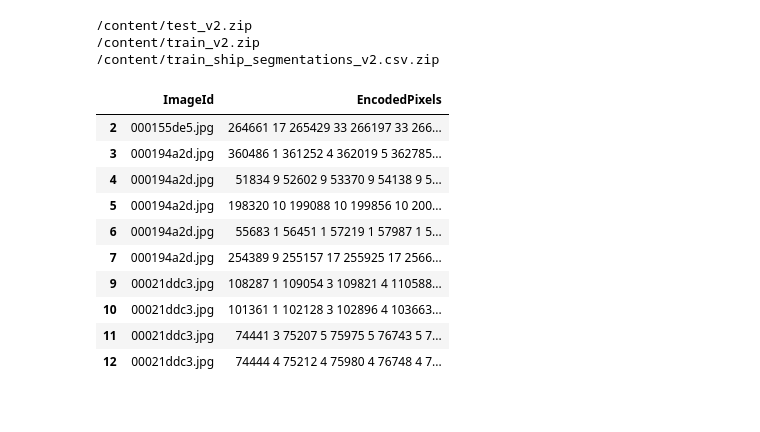
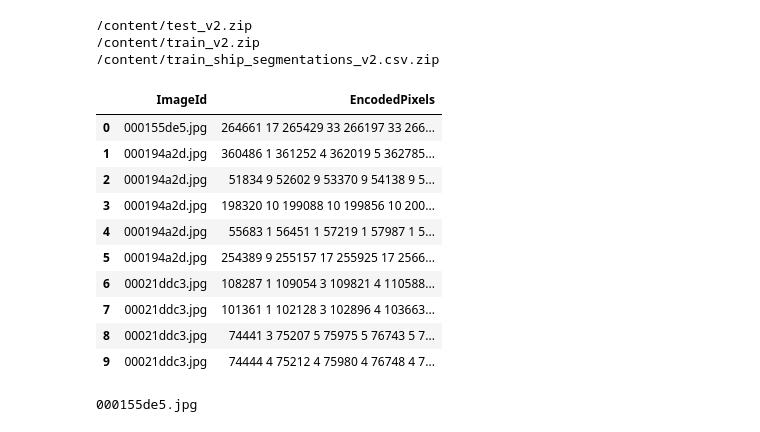
Before and after one commit to mowoe/airbus-ship-detection, a Jupyter notebook: Airbus_Ship_Detection.ipynb, the cells around one changed output. Cells and saved outputs as stored; diff of their text form; code cells hidden in the pictures.

```diff
--- a/Airbus_Ship_Detection.ipynb
+++ b/Airbus_Ship_Detection.ipynb
@@ -75,19 +100,22 @@ import pandas as pd
 import matplotlib.pyplot as plt
 # %%
 df = pd.read_csv("/content/train_ship_segmentations_v2.csv").dropna()
+df.index = np.arange(0, len(df))
 display(df[:10])
+print(df.ImageId[0])
 # %% [output]
 |  | ImageId | EncodedPixels |
-| 2 | 000155de5.jpg | 264661 17 265429 33 266197 33 266... |
-| 3 | 000194a2d.jpg | 360486 1 361252 4 362019 5 362785... |
-| 4 | 000194a2d.jpg | 51834 9 52602 9 53370 9 54138 9 5... |
-| 5 | 000194a2d.jpg | 198320 10 199088 10 199856 10 200... |
-| 6 | 000194a2d.jpg | 55683 1 56451 1 57219 1 57987 1 5... |
-| 7 | 000194a2d.jpg | 254389 9 255157 17 255925 17 2566... |
-| 9 | 00021ddc3.jpg | 108287 1 109054 3 109821 4 110588... |
-| 10 | 00021ddc3.jpg | 101361 1 102128 3 102896 4 103663... |
-| 11 | 00021ddc3.jpg | 74441 3 75207 5 75975 5 76743 5 7... |
-| 12 | 00021ddc3.jpg | 74444 4 75212 4 75980 4 76748 4 7... |
+| 0 | 000155de5.jpg | 264661 17 265429 33 266197 33 266... |
+| 1 | 000194a2d.jpg | 360486 1 361252 4 362019 5 362785... |
+| 2 | 000194a2d.jpg | 51834 9 52602 9 53370 9 54138 9 5... |
+| 3 | 000194a2d.jpg | 198320 10 199088 10 199856 10 200... |
+| 4 | 000194a2d.jpg | 55683 1 56451 1 57219 1 57987 1 5... |
+| 5 | 000194a2d.jpg | 254389 9 255157 17 255925 17 2566... |
+| 6 | 00021ddc3.jpg | 108287 1 109054 3 109821 4 110588... |
+| 7 | 00021ddc3.jpg | 101361 1 102128 3 102896 4 103663... |
+| 8 | 00021ddc3.jpg | 74441 3 75207 5 75975 5 76743 5 7... |
+| 9 | 00021ddc3.jpg | 74444 4 75212 4 75980 4 76748 4 7... |
+000155de5.jpg
 # %%
 from skimage.segmentation import mark_boundaries
 from skimage.measure import label, regionprops
```
Also changed, not shown: parts of 22 cells of this notebook, 1 other file.
